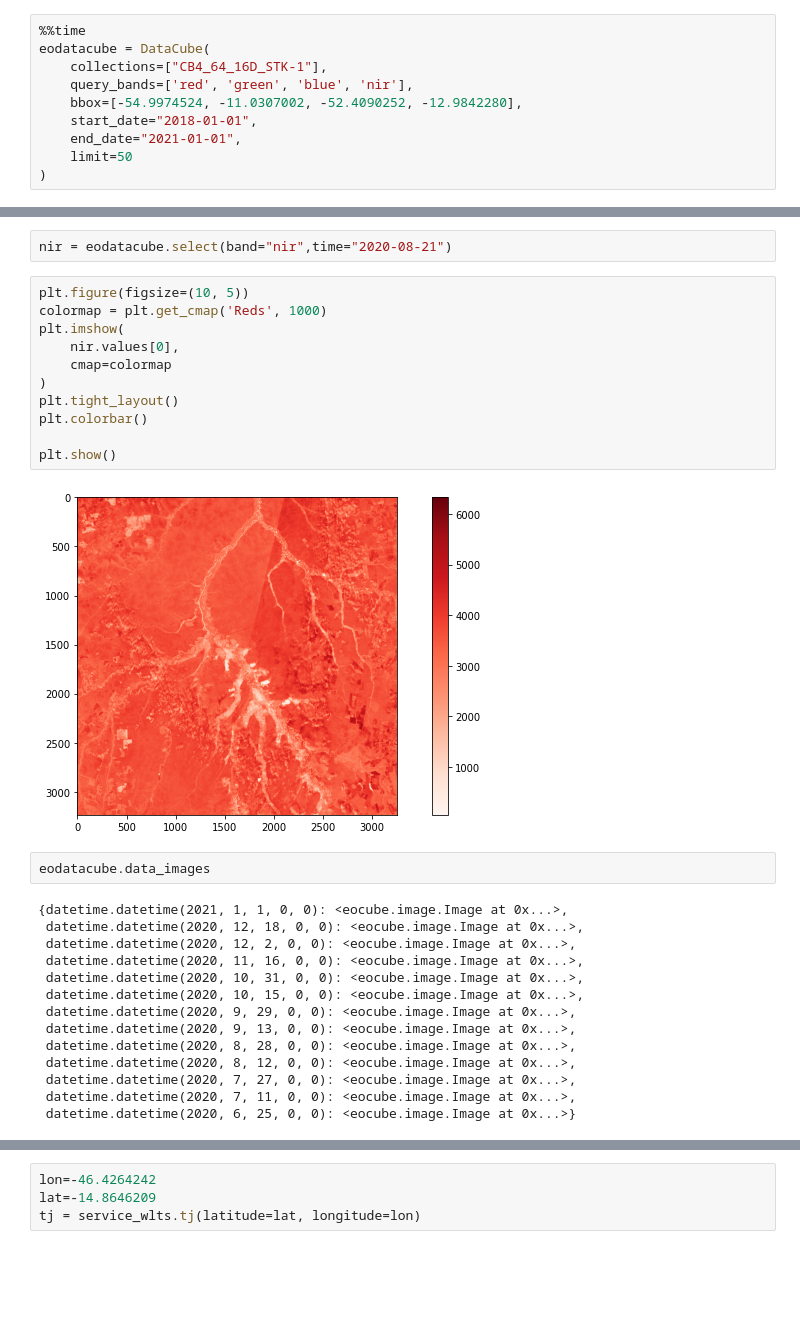
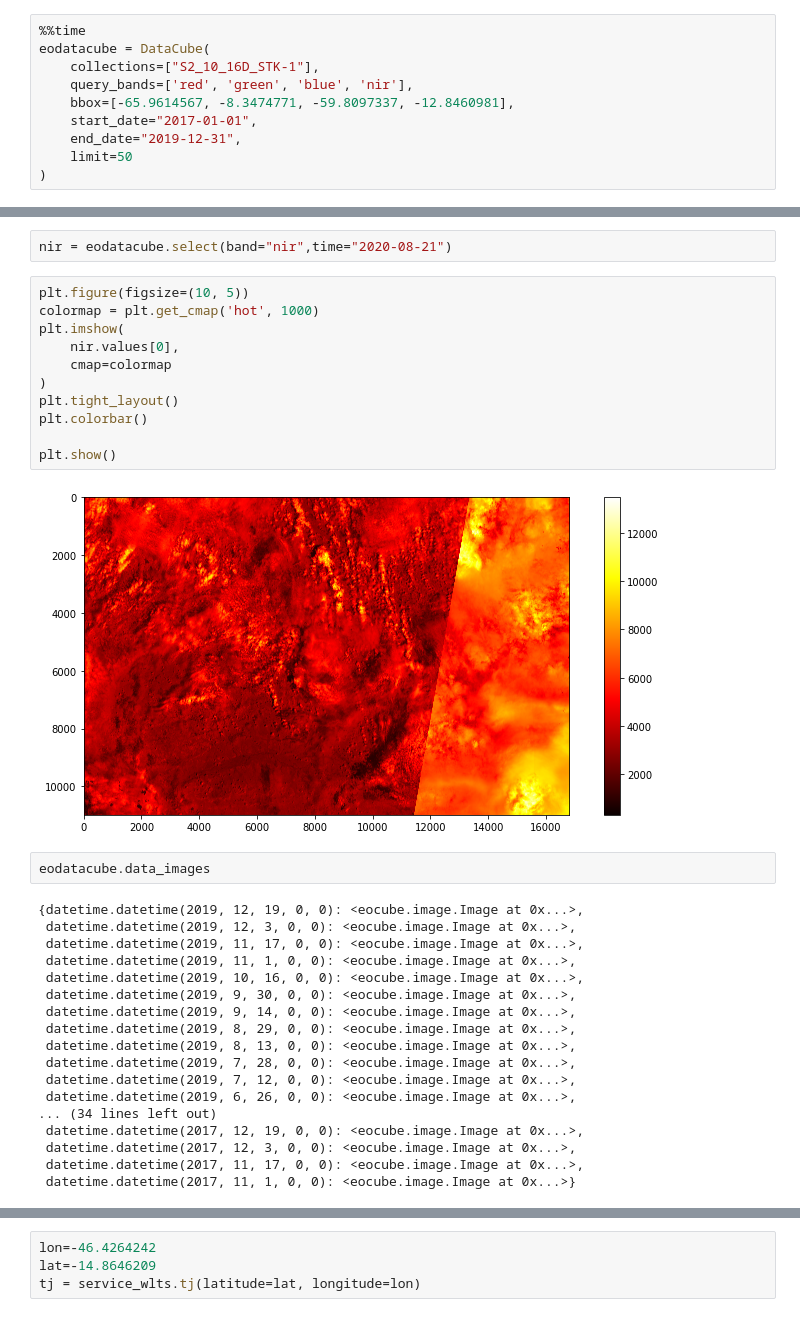
Before and after one commit to AbnerErnaniADSFatec/sample-assessment-data-science, a Jupyter notebook: testes_python.ipynb, the cells around one changed output, grey strips where cells are left out. Saved outputs shown, nothing was run; the diff lists cells and outputs as text; blank space fills up the shorter version.

```diff
--- a/testes_python.ipynb
+++ b/testes_python.ipynb
@@ -18,11 +50,11 @@ service_wlts = wlts.WLTS('https://brazildatacube.dpi.inpe.br/wlts/')
 # %%
 %%time
 eodatacube = DataCube(
-    collections=["CB4_64_16D_STK-1"],
+    collections=["S2_10_16D_STK-1"],
     query_bands=['red', 'green', 'blue', 'nir'],
-    bbox=[-54.9974524, -11.0307002, -52.4090252, -12.9842280],
-    start_date="2018-01-01",
-    end_date="2021-01-01",
+    bbox=[-65.9614567, -8.3474771, -59.8097337, -12.8460981],
+    start_date="2017-01-01",
+    end_date="2019-12-31",
     limit=50
 )
 # %% [output]
@@ -32,32 +64,36 @@ Wall time: 10.9 s
 nir = eodatacube.select(band="nir",time="2020-08-21")
 # %%
 plt.figure(figsize=(10, 5))
-colormap = plt.get_cmap('Reds', 1000)
+colormap = plt.get_cmap('hot', 1000)
 plt.imshow(
     nir.values[0],
     cmap=colormap
 )
 plt.tight_layout()
 plt.colorbar()
 
 plt.show()
 # %% [output]
-[figure, old version]
+[figure, new version]
 # %%
 eodatacube.data_images
 # %% [output]
-{datetime.datetime(2021, 1, 1, 0, 0): <eocube.image.Image at 0x...>,
- datetime.datetime(2020, 12, 18, 0, 0): <eocube.image.Image at 0x...>,
- datetime.datetime(2020, 12, 2, 0, 0): <eocube.image.Image at 0x...>,
- datetime.datetime(2020, 11, 16, 0, 0): <eocube.image.Image at 0x...>,
- datetime.datetime(2020, 10, 31, 0, 0): <eocube.image.Image at 0x...>,
- datetime.datetime(2020, 10, 15, 0, 0): <eocube.image.Image at 0x...>,
- datetime.datetime(2020, 9, 29, 0, 0): <eocube.image.Image at 0x...>,
- datetime.datetime(2020, 9, 13, 0, 0): <eocube.image.Image at 0x...>,
- datetime.datetime(2020, 8, 28, 0, 0): <eocube.image.Image at 0x...>,
- datetime.datetime(2020, 8, 12, 0, 0): <eocube.image.Image at 0x...>,
- datetime.datetime(2020, 7, 27, 0, 0): <eocube.image.Image at 0x...>,
- datetime.datetime(2020, 7, 11, 0, 0): <eocube.image.Image at 0x...>,
- datetime.datetime(2020, 6, 25, 0, 0): <eocube.image.Image at 0x...>}
+{datetime.datetime(2019, 12, 19, 0, 0): <eocube.image.Image at 0x...>,
+ datetime.datetime(2019, 12, 3, 0, 0): <eocube.image.Image at 0x...>,
+ datetime.datetime(2019, 11, 17, 0, 0): <eocube.image.Image at 0x...>,
+ datetime.datetime(2019, 11, 1, 0, 0): <eocube.image.Image at 0x...>,
+ datetime.datetime(2019, 10, 16, 0, 0): <eocube.image.Image at 0x...>,
+ datetime.datetime(2019, 9, 30, 0, 0): <eocube.image.Image at 0x...>,
+ datetime.datetime(2019, 9, 14, 0, 0): <eocube.image.Image at 0x...>,
+ datetime.datetime(2019, 8, 29, 0, 0): <eocube.image.Image at 0x...>,
+ datetime.datetime(2019, 8, 13, 0, 0): <eocube.image.Image at 0x...>,
+ datetime.datetime(2019, 7, 28, 0, 0): <eocube.image.Image at 0x...>,
+ datetime.datetime(2019, 7, 12, 0, 0): <eocube.image.Image at 0x...>,
+ datetime.datetime(2019, 6, 26, 0, 0): <eocube.image.Image at 0x...>,
+... (34 lines left out)
+ datetime.datetime(2017, 12, 19, 0, 0): <eocube.image.Image at 0x...>,
+ datetime.datetime(2017, 12, 3, 0, 0): <eocube.image.Image at 0x...>,
+ datetime.datetime(2017, 11, 17, 0, 0): <eocube.image.Image at 0x...>,
+ datetime.datetime(2017, 11, 1, 0, 0): <eocube.image.Image at 0x...>}
 # %%
 # Image._afimPointsToCoord?
```
Also changed, not shown: parts of 8 cells of this notebook, 52 other files.
